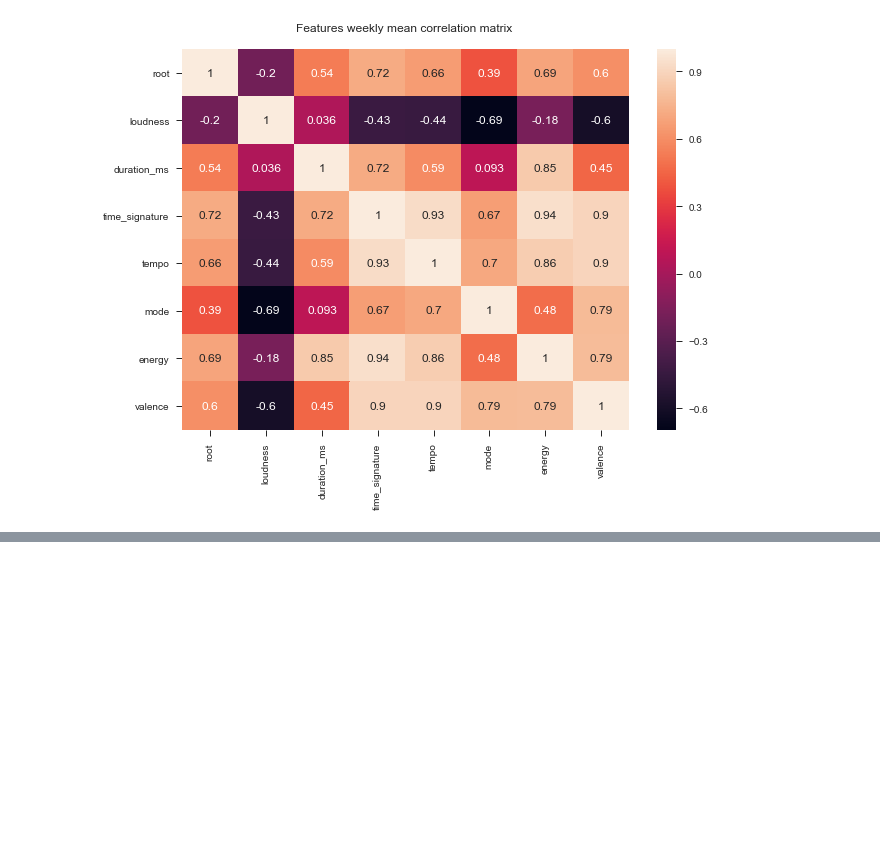
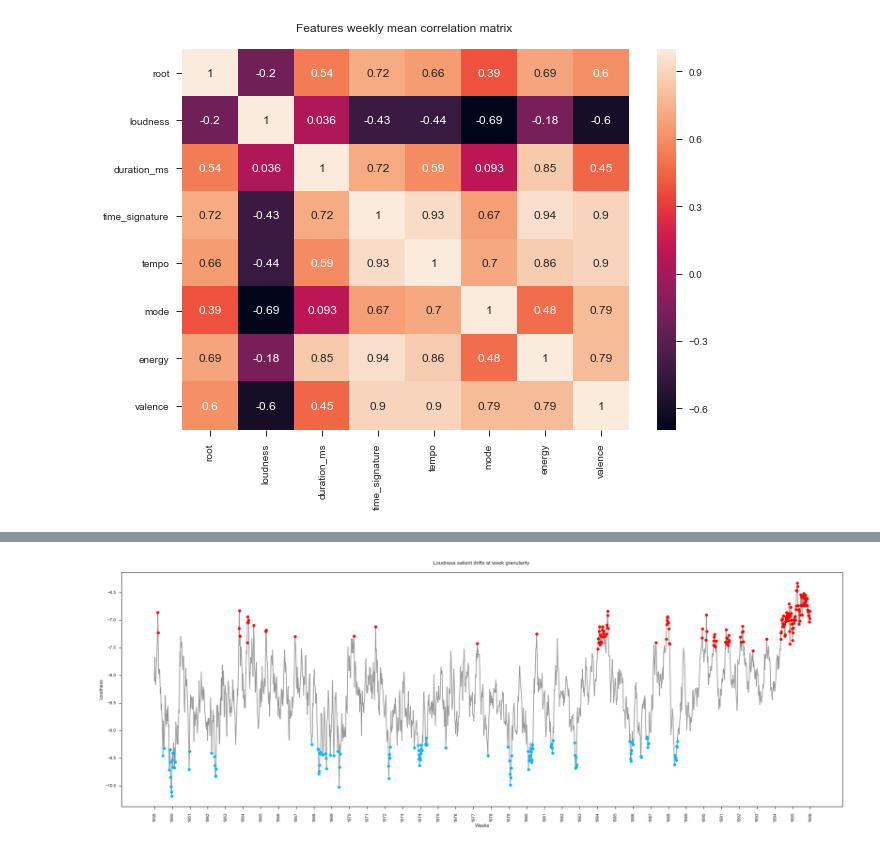
Before and after one commit to VBernasconi/digital_musicology, a Jupyter notebook: Exploratory_analysis.ipynb, the cells around one changed output, grey strips where cells are left out. Cells and saved outputs as stored; diff of their text form; code cells hidden in the pictures; blank space fills up the shorter version.

```diff
--- a/Exploratory_analysis.ipynb
+++ b/Exploratory_analysis.ipynb
@@ -135,0 +196,6 @@ sns.heatmap(df_trend.corr(), annot=True).set_title('Features weekly mean correla
+# %%
+feature = 'loudness'
+plt, salient_low_list[feature], salient_high_list[feature] = salient_drift(features, feature, means)
+plt.show;
+# %% [output]
+[figure, added]
```
Also changed, not shown: parts of 20 cells of this notebook.
